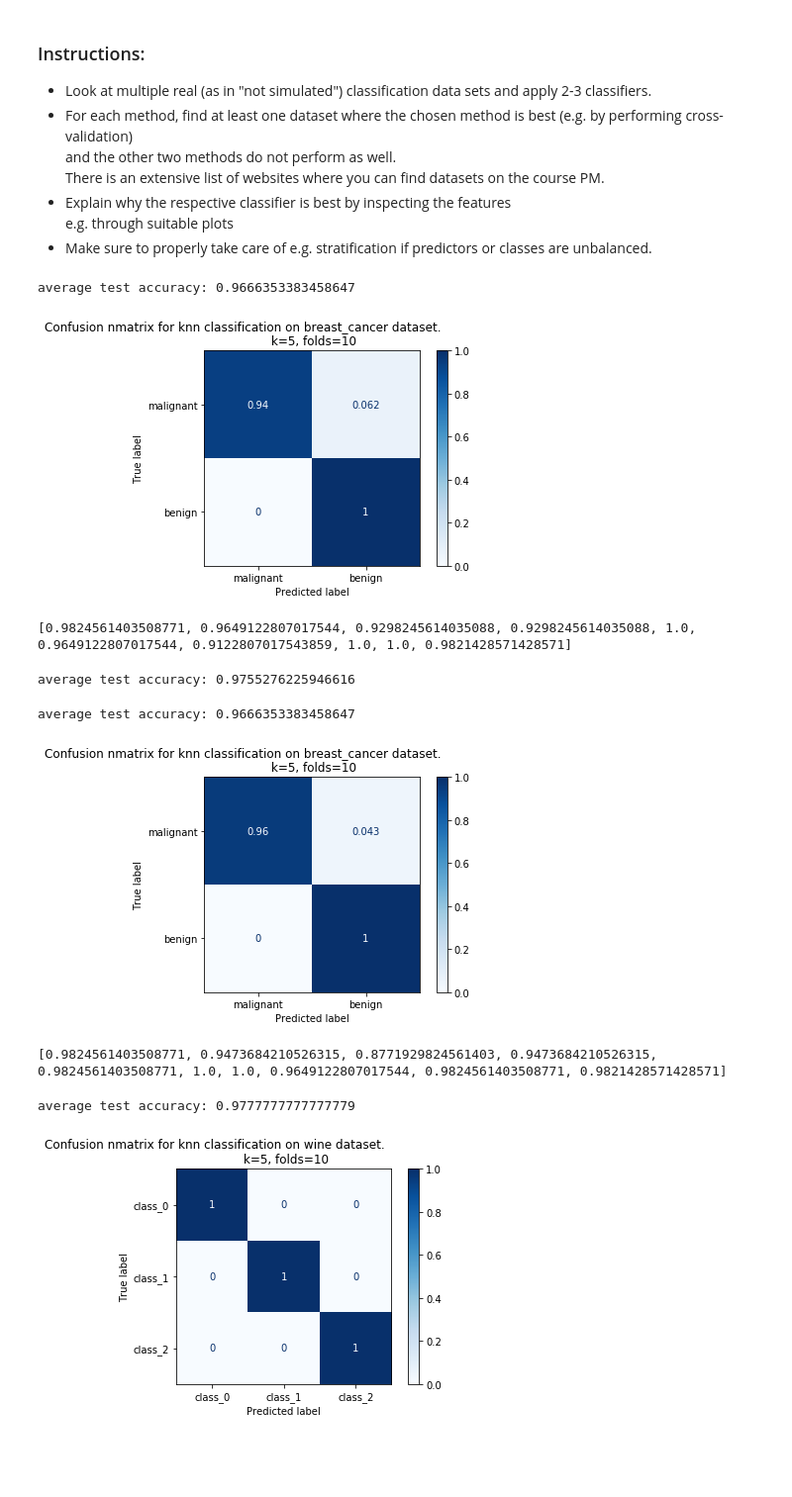
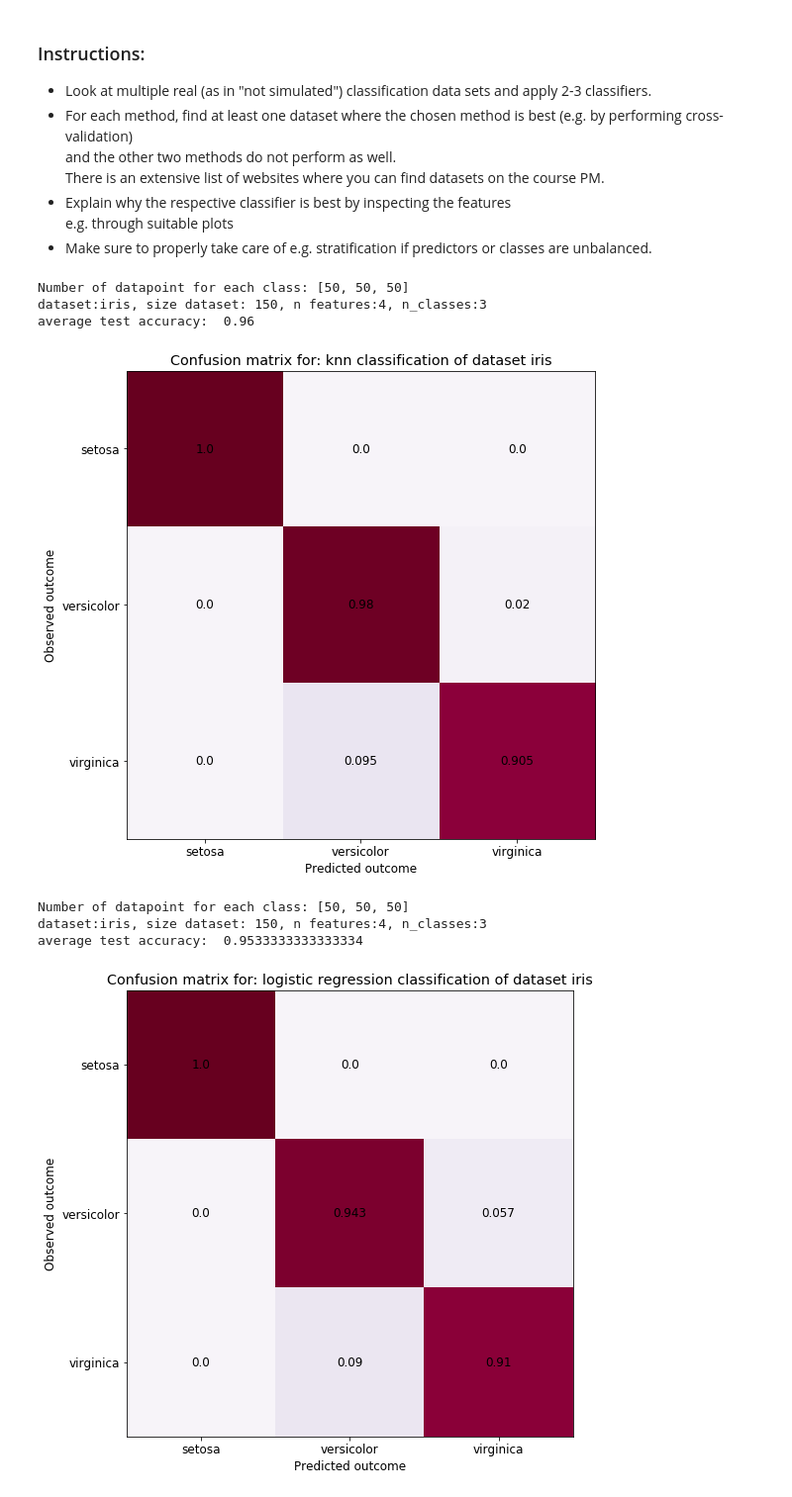
Before and after one commit to emmaryd/statistical-learning, a Jupyter notebook: project-determine-classifier-strengths.ipynb, the cells around one changed output. Shown at 99% size. Drawn from its saved outputs; the diff is of its cells as text; code cells hidden in the pictures; blank space fills up the shorter version.

```diff
--- a/project-determine-classifier-strengths.ipynb
+++ b/project-determine-classifier-strengths.ipynb
@@ -131,17 +165 @@ def run_knn(data, n_folds, k_neighbours):
     return classifier, accuracy_score
-# %%
-knn = run_knn('breast_cancer', n_folds=10, k_neighbours=5)
-classifier = knn[0]
-accuracy = knn[1]
-print(accuracy)
-# %% [output]
-average test accuracy: 0.9666353383458647
-[figure, removed]
-[0.9824561403508771, 0.9649122807017544, 0.9298245614035088, 0.9298245614035088, 1.0, 0.9649122807017544, 0.9122807017543859, 1.0, 1.0, 0.9821428571428571]
-# %%
-knn = run_knn('digits', n_folds=10, k_neighbours=5)
-classifier = knn[0]
-accuracy = knn[1]
-#print(accuracy)
-# %% [output]
-average test accuracy: 0.9755276225946616
@@ -195,17 +165,0 @@ def run_classifier(data, classification_method, n_folds, k_neighbours=5):
-# %%
-knn = run_classifier('wine','knn', n_folds=10, k_neighbours=5)
-classifier = knn[0]
-accuracy = knn[1]
-print(accuracy)
-# %% [output]
-average test accuracy: 0.9666353383458647
-[figure, removed]
-[0.9824561403508771, 0.9473684210526315, 0.8771929824561403, 0.9473684210526315, 0.9824561403508771, 1.0, 1.0, 0.9649122807017544, 0.9824561403508771, 0.9821428571428571]
-# %%
-knn = run_classifier('wine','logistic_regression', n_folds=10, k_neighbours=5)
-classifier = knn[0]
-accuracy = knn[1]
-#print(accuracy)
-# %% [output]
-average test accuracy: 0.9777777777777779
-[figure, removed]
@@ -274,0 +166,17 @@ plt.show()
+# %%
+method_list = ['knn', 'logistic regression', 'decision tree', 'discriminant analysis']
+data_sets = ['iris', 'digits', 'wine', 'breast_cancer']
+for data in data_sets:
+    for method in method_list:
+        knn = run_classifier(data, method, n_folds=5, k_neighbours=6)
+        classifier = knn[0]
+        accuracy = knn[1]
+# %% [output]
+Number of datapoint for each class: [50, 50, 50]
+dataset:iris, size dataset: 150, n features:4, n_classes:3
+average test accuracy:  0.96
+[figure, added]
+Number of datapoint for each class: [50, 50, 50]
+dataset:iris, size dataset: 150, n features:4, n_classes:3
+average test accuracy:  0.9533333333333334
+[figure, added]
```
Also changed, not shown: parts of 6 cells of this notebook.
